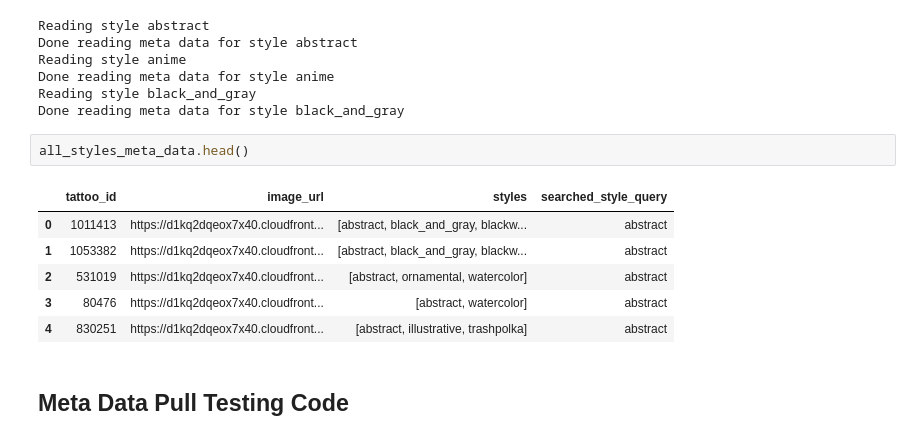
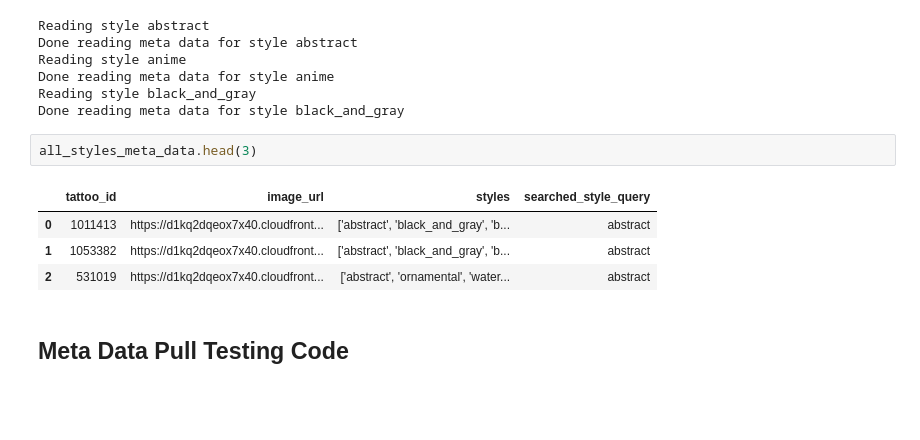
Before and after one commit to harshbaberwal21/tattoo_style_tagger, a Jupyter notebook: development/data_setup_check.ipynb, the cells around one changed output. Drawn from its saved outputs; the diff is of its cells as text; blank space fills up the shorter version.

```diff
--- a/development/data_setup_check.ipynb
+++ b/development/data_setup_check.ipynb
@@ -40,14 +44,12 @@ Done reading meta data for style anime
 Reading style black_and_gray
 Done reading meta data for style black_and_gray
 # %%
-all_styles_meta_data.head()
+all_styles_meta_data.head(3)
 # %% [output]
 |  | tattoo_id | image_url | styles | searched_style_query |
-| 0 | 1011413 | https://d1kq2dqeox7x40.cloudfront... | [abstract, black_and_gray, blackw... | abstract |
-| 1 | 1053382 | https://d1kq2dqeox7x40.cloudfront... | [abstract, black_and_gray, blackw... | abstract |
-| 2 | 531019 | https://d1kq2dqeox7x40.cloudfront... | [abstract, ornamental, watercolor] | abstract |
-| 3 | 80476 | https://d1kq2dqeox7x40.cloudfront... | [abstract, watercolor] | abstract |
-| 4 | 830251 | https://d1kq2dqeox7x40.cloudfront... | [abstract, illustrative, trashpolka] | abstract |
+| 0 | 1011413 | https://d1kq2dqeox7x40.cloudfront... | ['abstract', 'black_and_gray', 'b... | abstract |
+| 1 | 1053382 | https://d1kq2dqeox7x40.cloudfront... | ['abstract', 'black_and_gray', 'b... | abstract |
+| 2 | 531019 | https://d1kq2dqeox7x40.cloudfront... | ['abstract', 'ornamental', 'water... | abstract |
 # %% [markdown]
 ## Meta Data Pull Testing Code
 # %%
```
Also changed, not shown: parts of 27 cells of this notebook, 3 other files.
